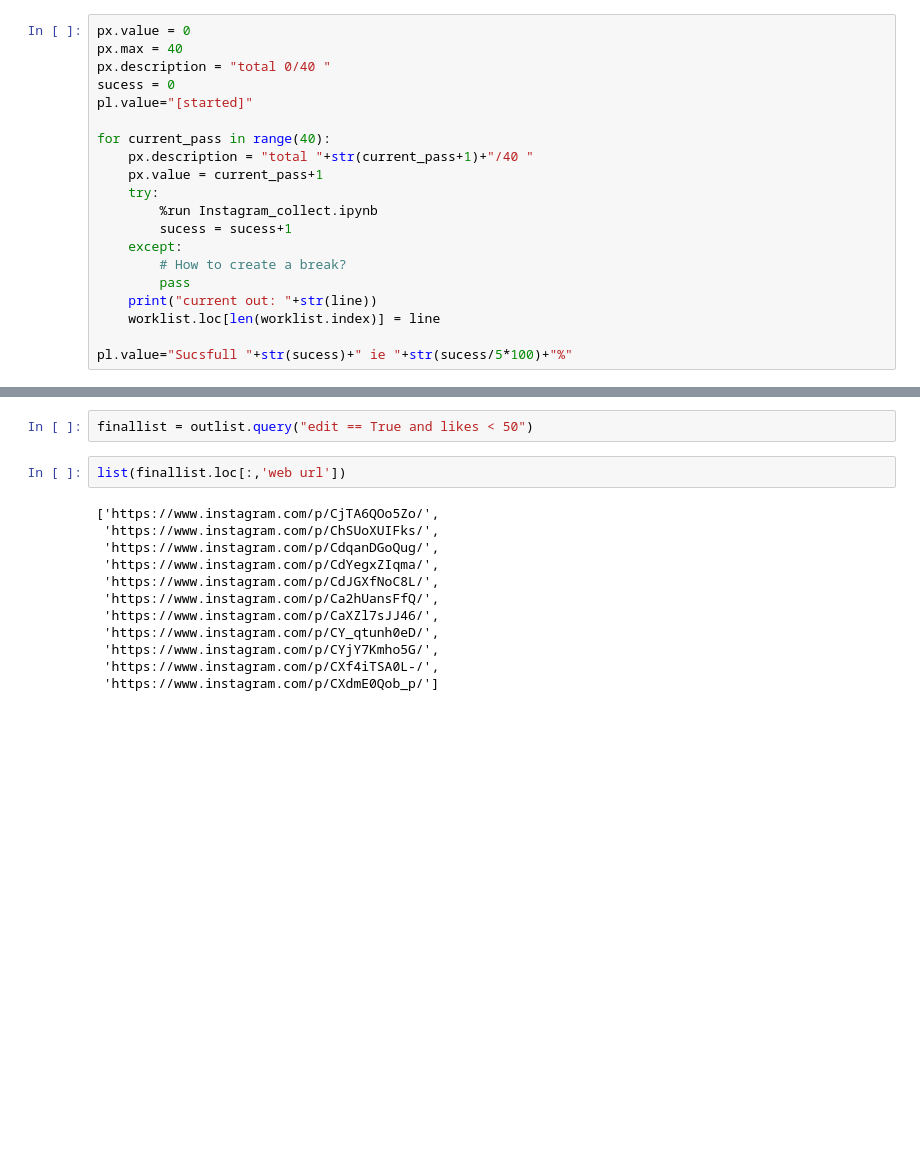
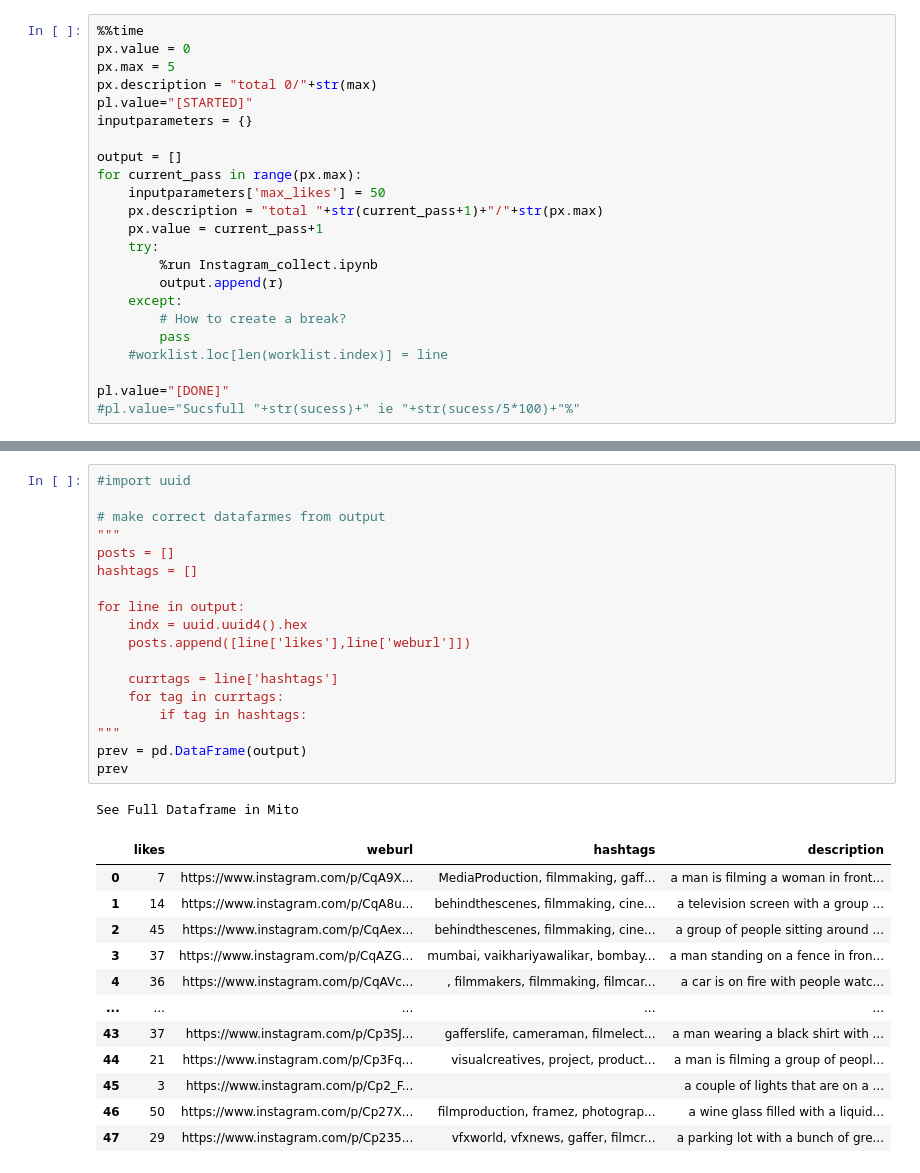
Before and after one commit to KKallas/Jupyter-Periscope, a Jupyter notebook: Samples/Instagram/InstaDataBase.ipynb, the cells around one changed output, grey strips where cells are left out. Drawn from its saved outputs; the diff is of its cells as text; blank space fills up the shorter version.

```diff
--- a/Samples/Instagram/InstaDataBase.ipynb
+++ b/Samples/Instagram/InstaDataBase.ipynb
@@ -10,21 +106,24 @@ worklist = pd.DataFrame(columns=['web url','likes','have I liked'])
 # %%
+%%time
 px.value = 0
-px.max = 40
-px.description = "total 0/40 "
-sucess = 0
-pl.value="[started]"
+px.max = 5
+px.description = "total 0/"+str(max)
+pl.value="[STARTED]"
+inputparameters = {}
 
-for current_pass in range(40):
-    px.description = "total "+str(current_pass+1)+"/40 "
+output = []
+for current_pass in range(px.max):
+    inputparameters['max_likes'] = 50
+    px.description = "total "+str(current_pass+1)+"/"+str(px.max)
     px.value = current_pass+1
     try:
         %run Instagram_collect.ipynb
-        sucess = sucess+1
+        output.append(r)
     except:
         # How to create a break?
         pass
-    print("current out: "+str(line))
-    worklist.loc[len(worklist.index)] = line
+    #worklist.loc[len(worklist.index)] = line
 
-pl.value="Sucsfull "+str(sucess)+" ie "+str(sucess/5*100)+"%"
+pl.value="[DONE]"
+#pl.value="Sucsfull "+str(sucess)+" ie "+str(sucess/5*100)+"%"
 # %% [output]
@@ -187,16 +163,32 @@ outlist # .drop(columns=['edit'])
-# %%
-finallist = outlist.query("edit == True and likes < 50")
-# %%
-list(finallist.loc[:,'web url'])
-# %% [output]
-['https://www.instagram.com/p/CjTA6QOo5Zo/',
- 'https://www.instagram.com/p/ChSUoXUIFks/',
- 'https://www.instagram.com/p/CdqanDGoQug/',
- 'https://www.instagram.com/p/CdYegxZIqma/',
- 'https://www.instagram.com/p/CdJGXfNoC8L/',
- 'https://www.instagram.com/p/Ca2hUansFfQ/',
- 'https://www.instagram.com/p/CaXZl7sJJ46/',
- 'https://www.instagram.com/p/CY_qtunh0eD/',
- 'https://www.instagram.com/p/CYjY7Kmho5G/',
- 'https://www.instagram.com/p/CXf4iTSA0L-/',
- 'https://www.instagram.com/p/CXdmE0Qob_p/']
+# %%
+#import uuid
+
+# make correct datafarmes from output
+"""
+posts = []
+hashtags = []
+
+for line in output:
+    indx = uuid.uuid4().hex
+    posts.append([line['likes'],line['weburl']])
+
+    currtags = line['hashtags']
+    for tag in currtags:
+        if tag in hashtags:
+"""
+prev = pd.DataFrame(output)
+prev
+# %% [output]
+See Full Dataframe in Mito
+|  | likes | weburl | hashtags | description |
+| 0 | 7 | https://www.instagram.com/p/CqA9X... | MediaProduction, filmmaking, gaff... | a man is filming a woman in front... |
+| 1 | 14 | https://www.instagram.com/p/CqA8u... | behindthescenes, filmmaking, cine... | a television screen with a group ... |
+| 2 | 45 | https://www.instagram.com/p/CqAex... | behindthescenes, filmmaking, cine... | a group of people sitting around ... |
+| 3 | 37 | https://www.instagram.com/p/CqAZG... | mumbai, vaikhariyawalikar, bombay... | a man standing on a fence in fron... |
+| 4 | 36 | https://www.instagram.com/p/CqAVc... | , filmmakers, filmmaking, filmcar... | a car is on fire with people watc... |
+| ... | ... | ... | ... | ... |
+| 43 | 37 | https://www.instagram.com/p/Cp3SJ... | gafferslife, cameraman, filmelect... | a man wearing a black shirt with ... |
+| 44 | 21 | https://www.instagram.com/p/Cp3Fq... | visualcreatives, project, product... | a man is filming a group of peopl... |
+| 45 | 3 | https://www.instagram.com/p/Cp2_F... |  | a couple of lights that are on a ... |
+| 46 | 50 | https://www.instagram.com/p/Cp27X... | filmproduction, framez, photograp... | a wine glass filled with a liquid... |
+| 47 | 29 | https://www.instagram.com/p/Cp235... | vfxworld, vfxnews, gaffer, filmcr... | a parking lot with a bunch of gre... |
```
Also changed, not shown: parts of 27 cells of this notebook, 7 other files.
